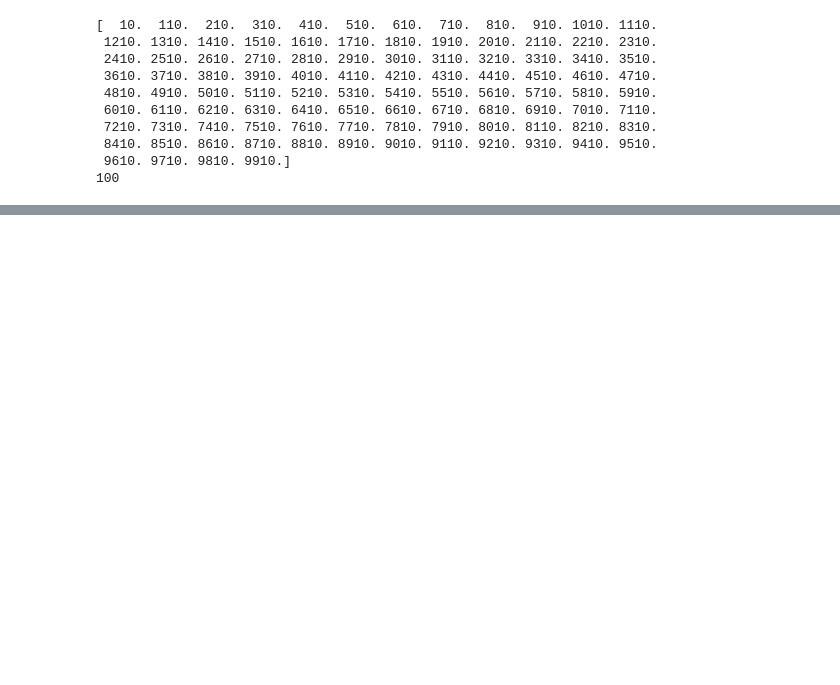
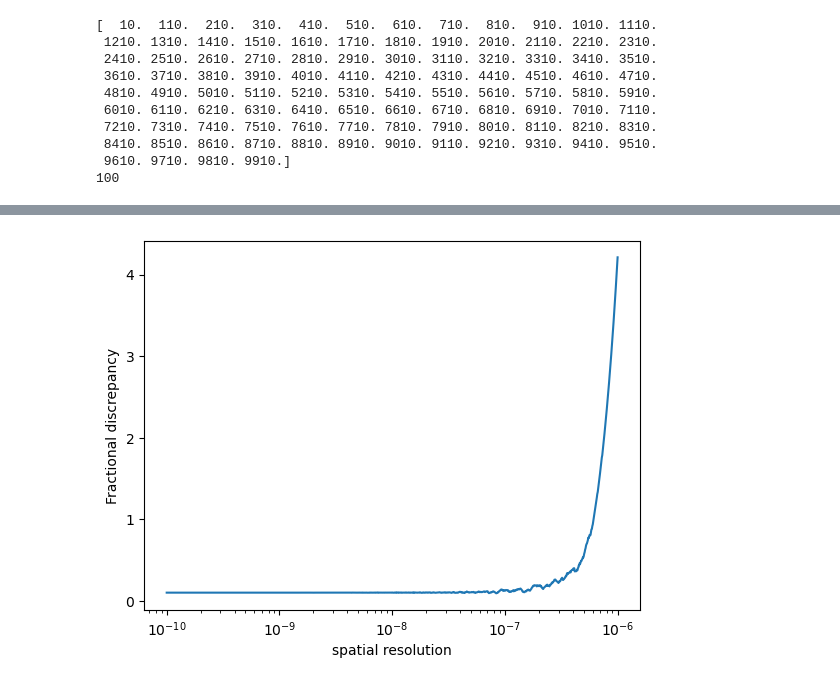
Before and after one commit to ParthM1504/Benchmarking-Dusty-Plasma-Temperature-Code, a Jupyter notebook: Benchmarking.ipynb, the cells around one changed output, grey strips where cells are left out. Cells and saved outputs as stored; diff of their text form; code cells hidden in the pictures; blank space fills up the shorter version.

```diff
--- a/Benchmarking.ipynb
+++ b/Benchmarking.ipynb
@@ -405,0 +517,4 @@ ax.set_yscale('log')
+# %%
+spatial_resolution_arr=np.logspace(-10,-6,1000)
+print(spatial_resolution_arr)
+print(len(spatial_resolution_arr))
@@ -405,0 +539,18 @@ ax.set_yscale('log')
+# %%
+discrepancy_arr=[]
+T_discrepancy_arr=[]
+for i in range(len(spatial_resolution_arr)):
+    spatial_resolution_loop=spatial_resolution_arr[i]
+    df=make_velocities_trial(1000,num_particles,spatial_resolution_loop,2, sample_x_trial, sample_y_trial, sample_vx_trial, sample_vy_trial)
+    discrepancy=get_percent_discrepancies(df[df['frame']==1]['vx (restored)'],df[df['frame']==1]['vx'])
+    discrepancy_arr.append(discrepancy)
+    T_restored=mass*np.std(df[df['frame']==1]['vx (restored)'])**2/constants.Boltzmann
+    T_discrepancy_arr.append(np.abs(T-T_restored)/T)
+# %%
+fig, ax = plt.subplots()
+ax.plot(spatial_resolution_arr, T_discrepancy_arr)
+ax.set_xlabel('spatial resolution')
+ax.set_ylabel('Fractional discrepancy')
+ax.set_xscale('log')
+# %% [output]
+[figure, added]
```
Also changed, not shown: parts of 23 cells of this notebook.
